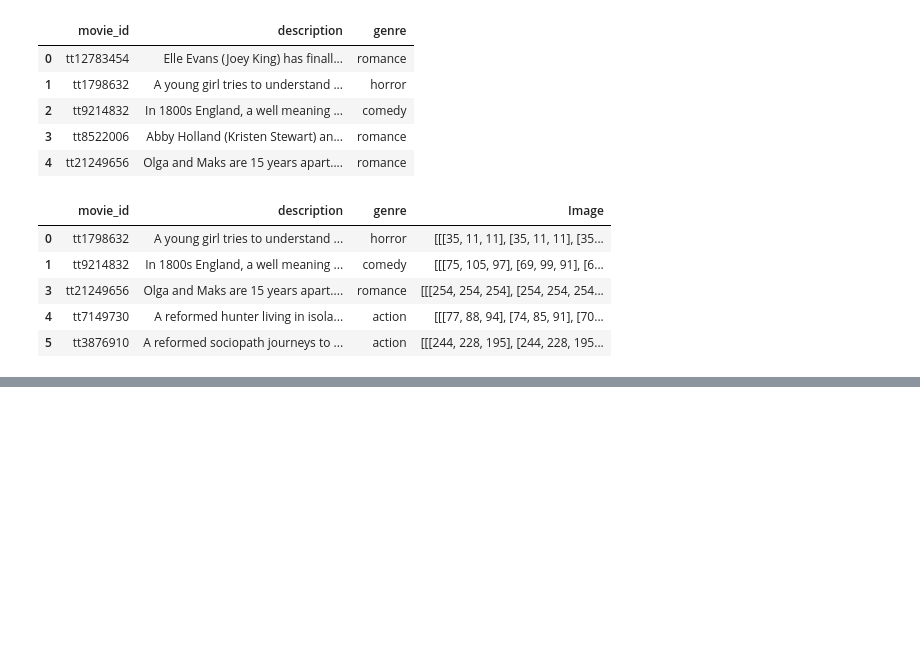
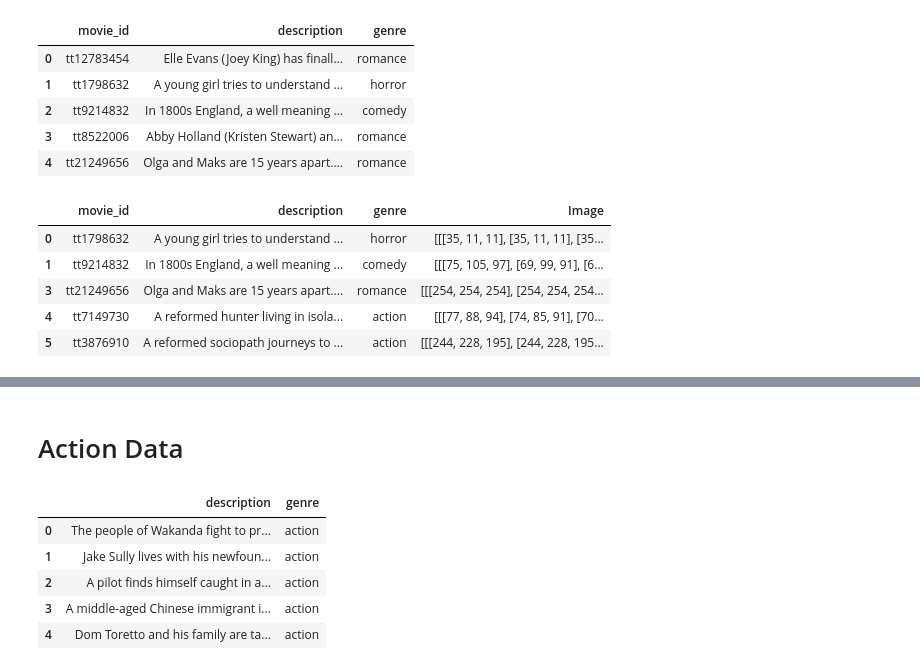
Before and after one commit to Abdul-Moiz-Shehzad/MultiModal-Movie-Genre-Classifier, a Jupyter notebook: notebooks/Images2Df.ipynb, the cells around one changed output, grey strips where cells are left out. Saved outputs shown, nothing was run; the diff lists cells and outputs as text; code cells hidden in the pictures; blank space fills up the shorter version.

```diff
--- a/notebooks/Images2Df.ipynb
+++ b/notebooks/Images2Df.ipynb
@@ -67,0 +87,15 @@ merged.to_csv('../data/Combined.csv')
+# %% [markdown]
+# Action Data
+# %%
+df2=pd.read_csv('../data/action.csv')
+df2=df2[['description','genre']]
+df2['genre']=df2['genre'].apply(lambda x: 'action' if x.lower().find('action')!=-1 else None)
+df2=df2.dropna()
+df2.head()
+# %% [output]
+|  | description | genre |
+| 0 | The people of Wakanda fight to pr... | action |
+| 1 | Jake Sully lives with his newfoun... | action |
+| 2 | A pilot finds himself caught in a... | action |
+| 3 | A middle-aged Chinese immigrant i... | action |
+| 4 | Dom Toretto and his family are ta... | action |
```
Also changed, not shown: parts of 10 cells of this notebook, 3 other files.
